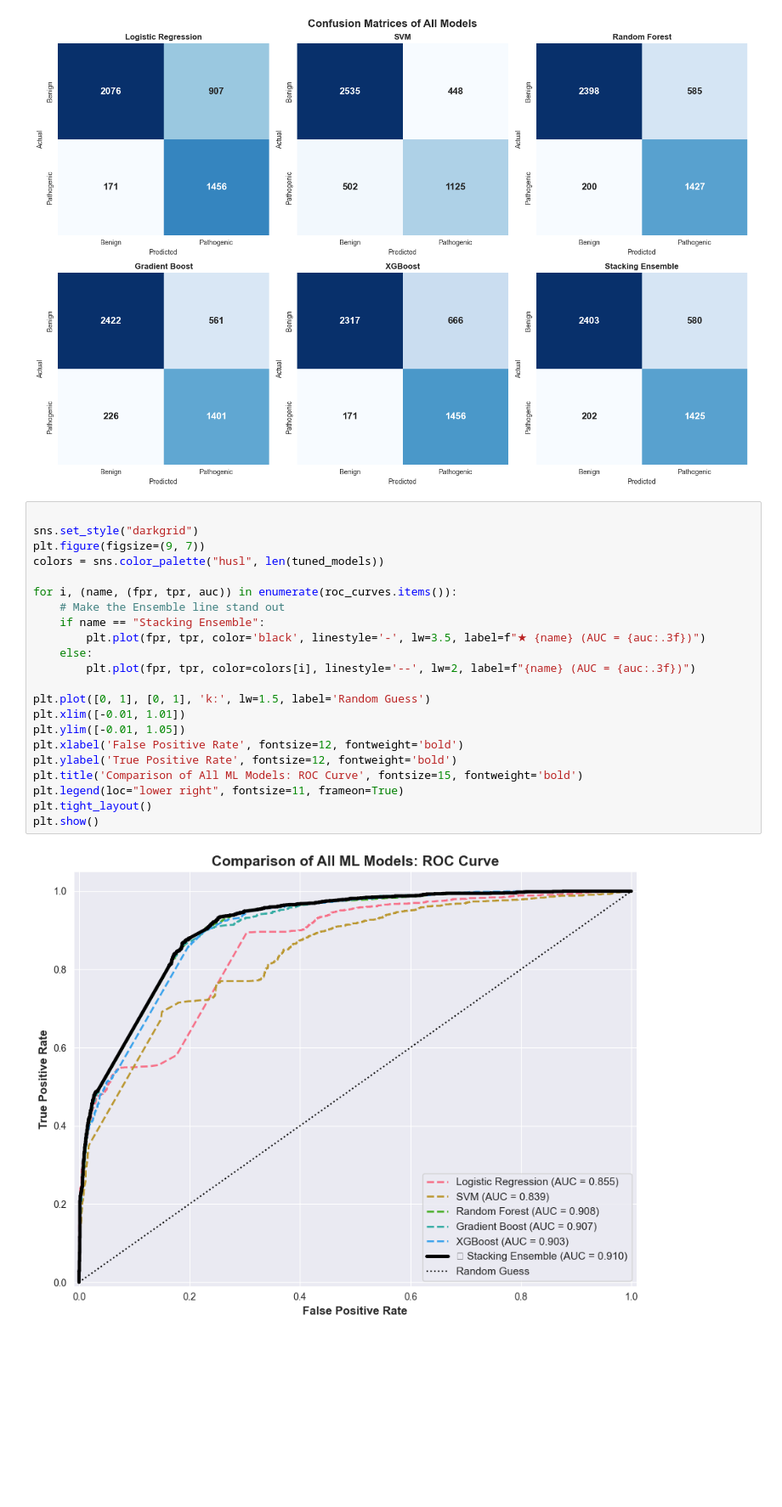
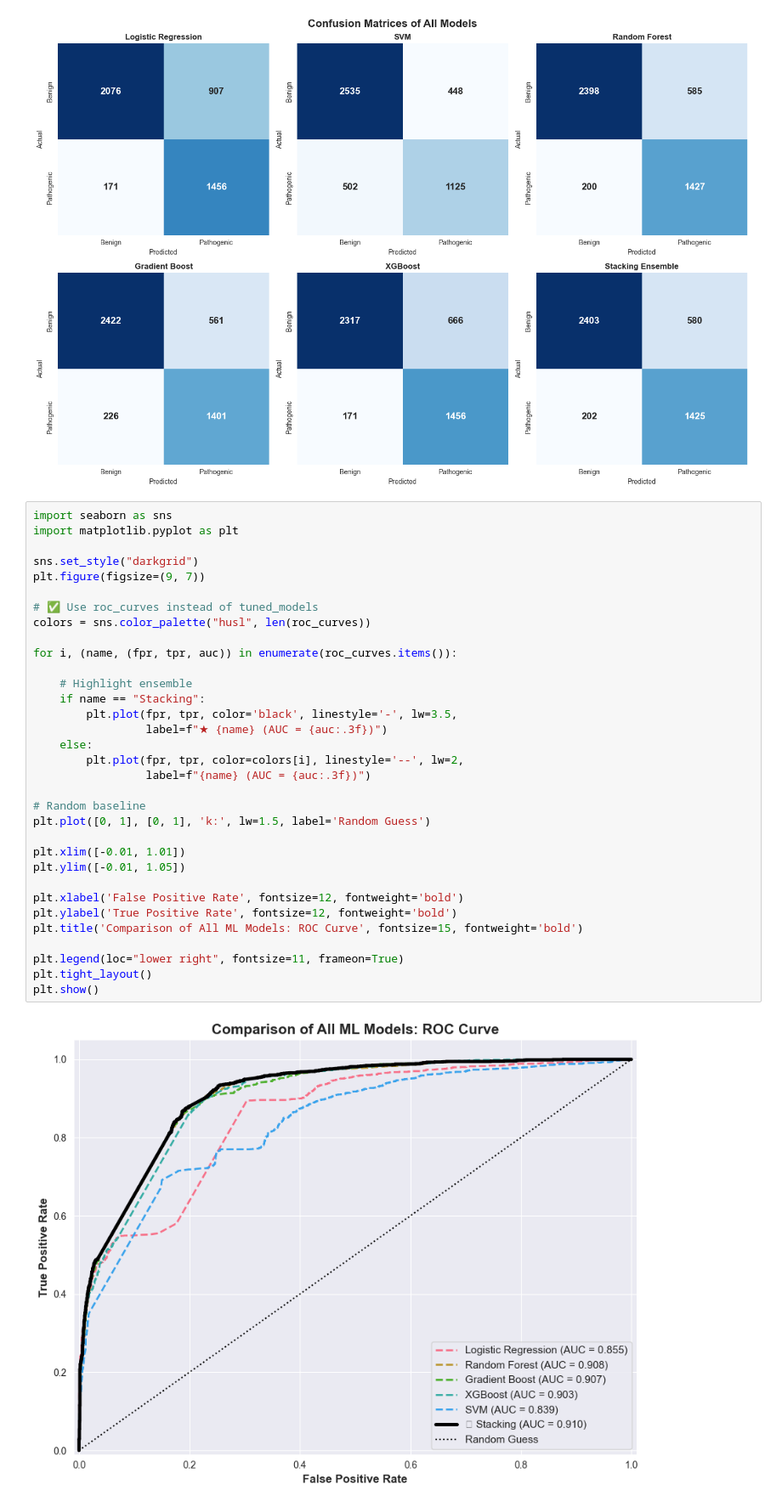
Before and after one commit to Aryan140314/Multi-Scale-Pathogenic-Gene-and-Risk-Modeling-Using-Machine-Learning-and-Graph-Neural-Networks, a Jupyter notebook: codes/14a_evaluate_tabular_ml.ipynb, the cells around one changed output. Shown at 85% size. Saved outputs shown, nothing was run; the diff lists cells and outputs as text; blank space fills up the shorter version.

```diff
--- a/codes/14a_evaluate_tabular_ml.ipynb
+++ b/codes/14a_evaluate_tabular_ml.ipynb
@@ -195,27 +195,38 @@ plt.show()
 # %% [output]
 [figure]
 # %%
+import seaborn as sns
+import matplotlib.pyplot as plt
 
 sns.set_style("darkgrid")
 plt.figure(figsize=(9, 7))
-colors = sns.color_palette("husl", len(tuned_models))
+
+# ✅ Use roc_curves instead of tuned_models
+colors = sns.color_palette("husl", len(roc_curves))
 
 for i, (name, (fpr, tpr, auc)) in enumerate(roc_curves.items()):
-    # Make the Ensemble line stand out
-    if name == "Stacking Ensemble":
-        plt.plot(fpr, tpr, color='black', linestyle='-', lw=3.5, label=f"★ {name} (AUC = {auc:.3f})")
+
+    # Highlight ensemble
+    if name == "Stacking":
+        plt.plot(fpr, tpr, color='black', linestyle='-', lw=3.5,
+                 label=f"★ {name} (AUC = {auc:.3f})")
     else:
-        plt.plot(fpr, tpr, color=colors[i], linestyle='--', lw=2, label=f"{name} (AUC = {auc:.3f})")
+        plt.plot(fpr, tpr, color=colors[i], linestyle='--', lw=2,
+                 label=f"{name} (AUC = {auc:.3f})")
 
+# Random baseline
 plt.plot([0, 1], [0, 1], 'k:', lw=1.5, label='Random Guess')
+
 plt.xlim([-0.01, 1.01])
 plt.ylim([-0.01, 1.05])
+
 plt.xlabel('False Positive Rate', fontsize=12, fontweight='bold')
 plt.ylabel('True Positive Rate', fontsize=12, fontweight='bold')
 plt.title('Comparison of All ML Models: ROC Curve', fontsize=15, fontweight='bold')
+
 plt.legend(loc="lower right", fontsize=11, frameon=True)
 plt.tight_layout()
 plt.show()
 # %% [output]
-[figure, old version]
+[figure, new version]
 # %%
```
Also changed, not shown: parts of 3 cells of this notebook, 7 other files.
